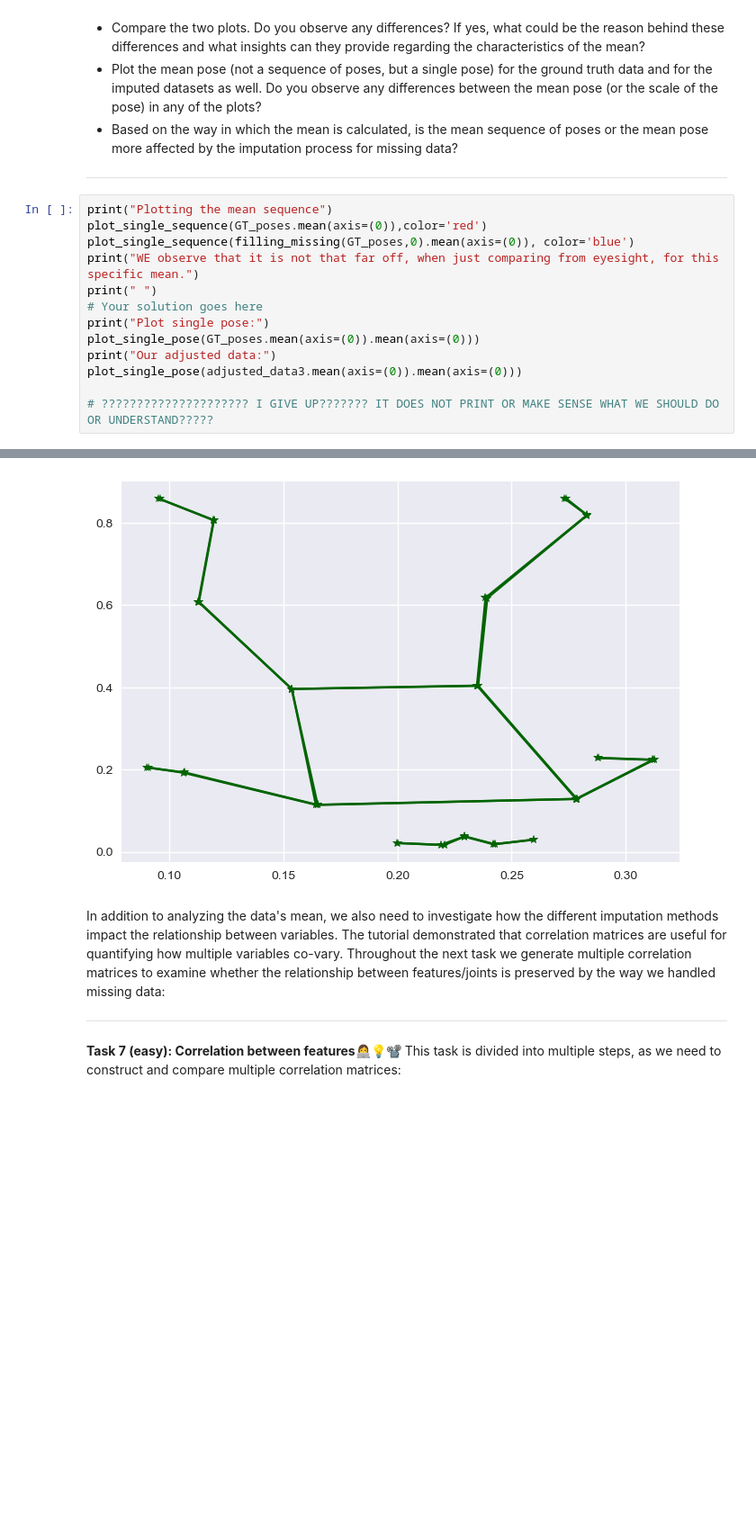
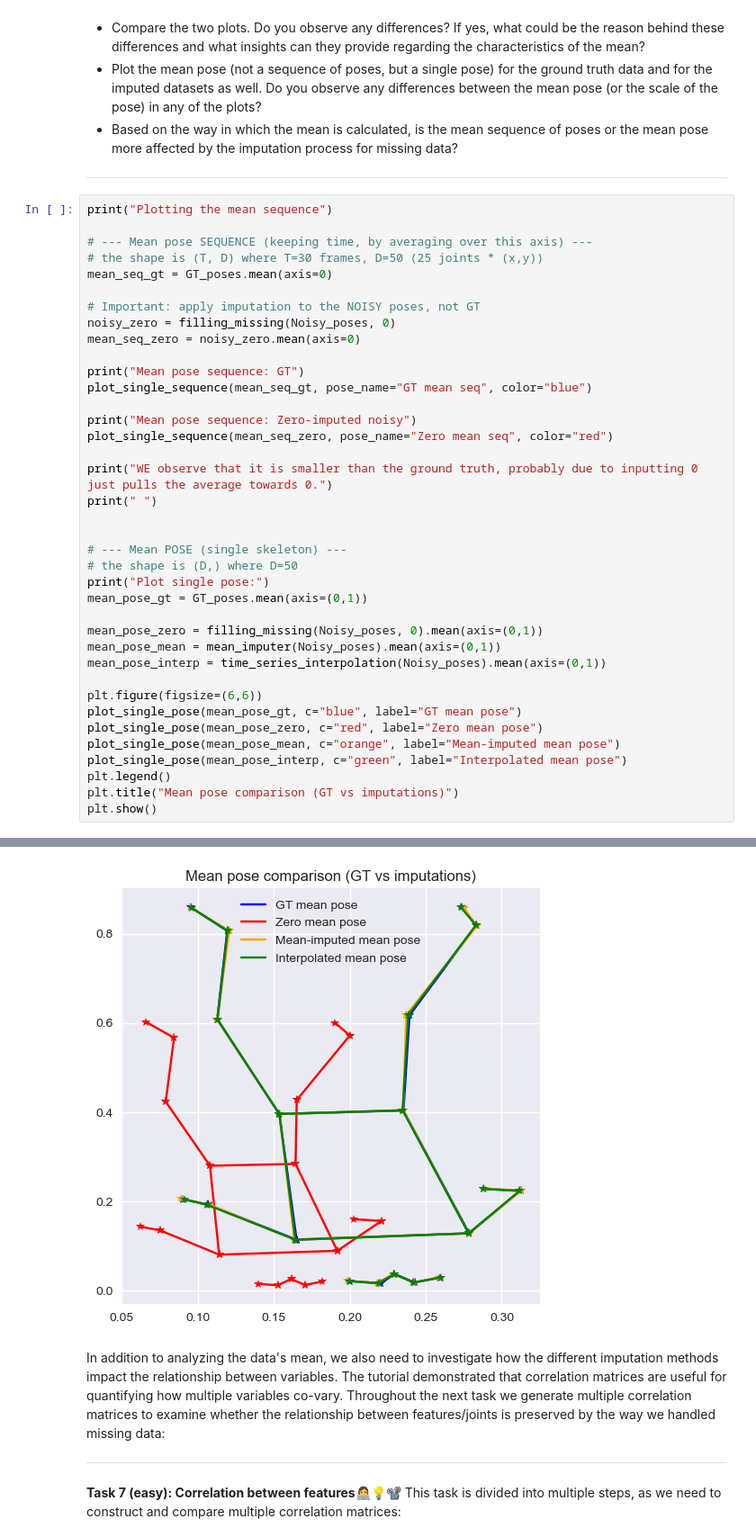
Before and after one commit to Casper2411/MachineLearningExercises, a Jupyter notebook: W09/03-Missing_data.ipynb, the cells around one changed output, grey strips where cells are left out. Shown at 90% size. Drawn from its saved outputs; the diff is of its cells as text; blank space fills up the shorter version.

```diff
--- a/W09/03-Missing_data.ipynb
+++ b/W09/03-Missing_data.ipynb
@@ -536,16 +555,41 @@ The cell below contains code for plotting the original mean pose sequence. First
 ---
 # %%
 print("Plotting the mean sequence")
-plot_single_sequence(GT_poses.mean(axis=(0)),color='red')
-plot_single_sequence(filling_missing(GT_poses,0).mean(axis=(0)), color='blue')
-print("WE observe that it is not that far off, when just comparing from eyesight, for this specific mean.")
+
+# --- Mean pose SEQUENCE (keeping time, by averaging over this axis) ---
+# the shape is (T, D) where T=30 frames, D=50 (25 joints * (x,y))
+mean_seq_gt = GT_poses.mean(axis=0)
+
+# Important: apply imputation to the NOISY poses, not GT
+noisy_zero = filling_missing(Noisy_poses, 0)
+mean_seq_zero = noisy_zero.mean(axis=0)
+
+print("Mean pose sequence: GT")
+plot_single_sequence(mean_seq_gt, pose_name="GT mean seq", color="blue")
+
+print("Mean pose sequence: Zero-imputed noisy")
+plot_single_sequence(mean_seq_zero, pose_name="Zero mean seq", color="red")
+
+print("WE observe that it is smaller than the ground truth, probably due to inputting 0 just pulls the average towards 0.")
 print(" ")
-# Your solution goes here
+
+
+# --- Mean POSE (single skeleton) ---
+# the shape is (D,) where D=50
 print("Plot single pose:")
-plot_single_pose(GT_poses.mean(axis=(0)).mean(axis=(0)))
-print("Our adjusted data:")
-plot_single_pose(adjusted_data3.mean(axis=(0)).mean(axis=(0)))
+mean_pose_gt = GT_poses.mean(axis=(0,1))
 
-# ????????????????????? I GIVE UP??????? IT DOES NOT PRINT OR MAKE SENSE WHAT WE SHOULD DO OR UNDERSTAND?????
+mean_pose_zero = filling_missing(Noisy_poses, 0).mean(axis=(0,1))
+mean_pose_mean = mean_imputer(Noisy_poses).mean(axis=(0,1))
+mean_pose_interp = time_series_interpolation(Noisy_poses).mean(axis=(0,1))
+
+plt.figure(figsize=(6,6))
+plot_single_pose(mean_pose_gt, c="blue", label="GT mean pose")
+plot_single_pose(mean_pose_zero, c="red", label="Zero mean pose")
+plot_single_pose(mean_pose_mean, c="orange", label="Mean-imputed mean pose")
+plot_single_pose(mean_pose_interp, c="green", label="Interpolated mean pose")
+plt.legend()
+plt.title("Mean pose comparison (GT vs imputations)")
+plt.show()
 # %% [output]
 Plotting the mean sequence
@@ -559,4 +603,4 @@ True
-[figure, old version]
+[figure, new version]
 # %% [markdown]
 In addition to analyzing the data's mean, we also need to investigate how the different imputation methods impact the relationship between variables. The tutorial demonstrated that correlation matrices are useful for quantifying how multiple variables co-vary. Throughout the next task we generate multiple correlation matrices to examine whether the relationship between features/joints is preserved by the way we handled missing data:
 
```
Also changed, not shown: parts of 5 cells of this notebook, 6 other files.
